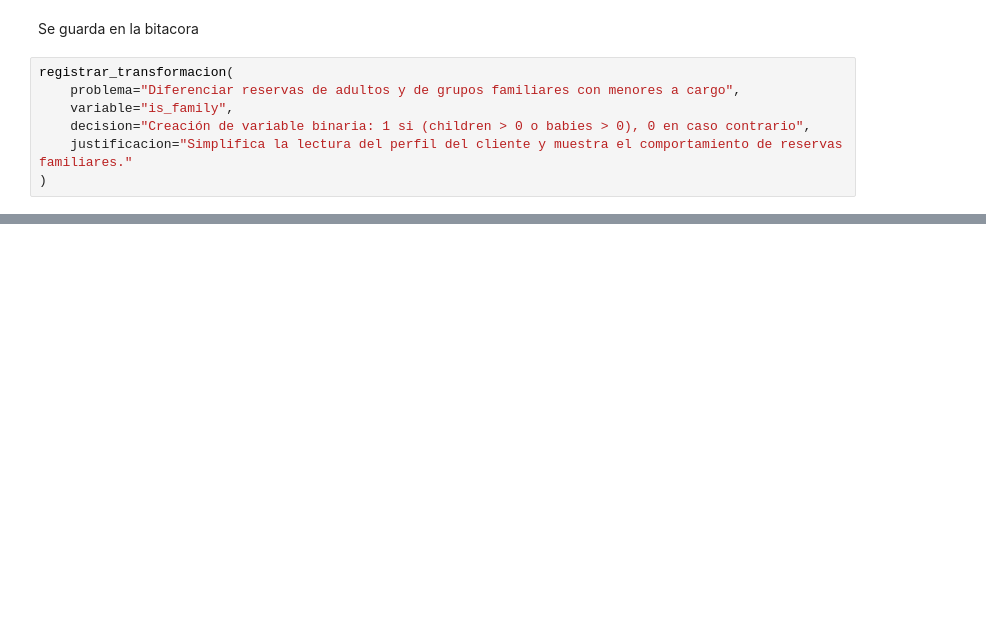
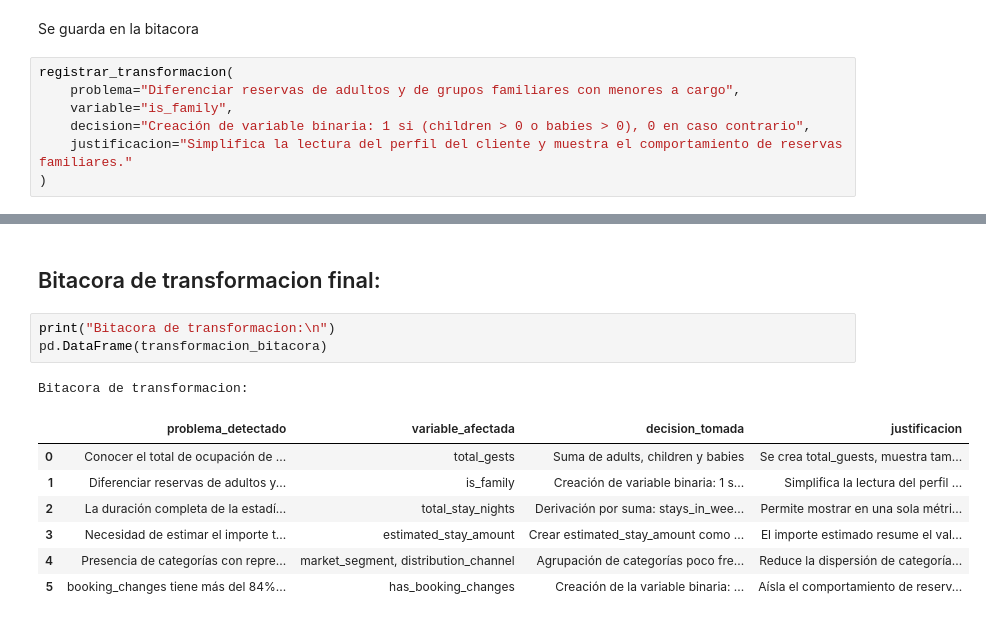
Before and after one commit to MatiasManuelCarro/UTN-TUPAD-Analisis_Datos_TPI, a Jupyter notebook: 5_TPI - Semana 5 - Entrega 2/Matias Carro y Hugo Catalan - Analisis de Datos - TPI - Semana 5 - Entrega 2 .ipynb, the cells around one changed output, grey strips where cells are left out. Cells and saved outputs as stored; diff of their text form; blank space fills up the shorter version.

```diff
--- a/5_TPI - Semana 5 - Entrega 2/Matias Carro y Hugo Catalan - Analisis de Datos - TPI - Semana 5 - Entrega 2 .ipynb
+++ b/5_TPI - Semana 5 - Entrega 2/Matias Carro y Hugo Catalan - Analisis de Datos - TPI - Semana 5 - Entrega 2 .ipynb
@@ -3367,0 +3712,14 @@ registrar_transformacion(
+# %% [markdown]
+## Bitacora de transformacion final:
+# %%
+print("Bitacora de transformacion:\n")
+pd.DataFrame(transformacion_bitacora)
+# %% [output]
+Bitacora de transformacion:
+|  | problema_detectado | variable_afectada | decision_tomada | justificacion |
+| 0 | Conocer el total de ocupación de ... | total_gests | Suma de adults, children y babies | Se crea total_guests, muestra tam... |
+| 1 | Diferenciar reservas de adultos y... | is_family | Creación de variable binaria: 1 s... | Simplifica la lectura del perfil ... |
+| 2 | La duración completa de la estadí... | total_stay_nights | Derivación por suma: stays_in_wee... | Permite mostrar en una sola métri... |
+| 3 | Necesidad de estimar el importe t... | estimated_stay_amount | Crear estimated_stay_amount como ... | El importe estimado resume el val... |
+| 4 | Presencia de categorías con repre... | market_segment, distribution_channel | Agrupación de categorías poco fre... | Reduce la dispersión de categoría... |
+| 5 | booking_changes tiene más del 84%... | has_booking_changes | Creación de la variable binaria: ... | Aísla el comportamiento de reserv... |
```
Also changed, not shown: parts of 45 cells of this notebook, 2 other files.
